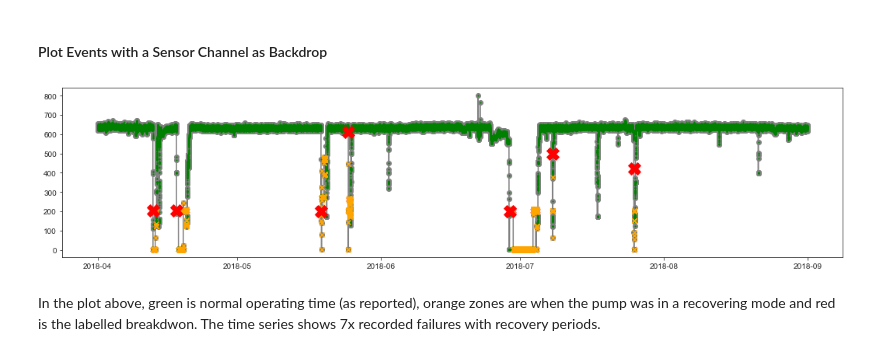
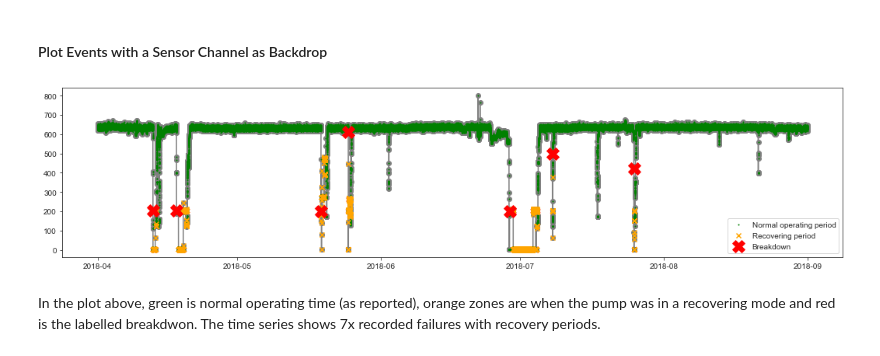
Before and after one commit to 3minuterecord/predictiveMaintenancePortfolio, a Jupyter notebook: Pump Sensor Predictive Maintenance.ipynb, the cells around one changed output. Drawn from its saved outputs; the diff is of its cells as text; code cells hidden in the pictures.

```diff
--- a/Pump Sensor Predictive Maintenance.ipynb
+++ b/Pump Sensor Predictive Maintenance.ipynb
@@ -231,6 +259,18 @@ include_cols = [
     'sensor_04',
     'sensor_05',
     'sensor_06',
+    #'sensor_07',
+    #'sensor_08',
+    #'sensor_09',
+    'sensor_10',
+    ## Break
+    #'sensor_38',
+    #'sensor_39',
+    #'sensor_40',
+    #'sensor_41',
+    #'sensor_42',
+    #'sensor_43',
+    #'sensor_44',
     'machine_status'
 ]
 # %%
@@ -253,13 +293,14 @@ backdrop_chan = 'sensor_04'
 # %%
 # Visualize machine status over time for the data using backdrop sensor as reference
 fig, ax = plt.subplots(figsize = (18, 4))
 ax.plot(df_set['timestamp'], df_set[backdrop_chan], color = 'grey', marker = 'o', zorder = 1)
-ax.scatter(df_norm['timestamp'], df_norm[backdrop_chan], color ='green', marker = 'o', zorder = 2, s = 1)
-ax.scatter(df_reco['timestamp'], df_reco[backdrop_chan], color ='orange', marker = 'x', zorder = 3)
-ax.scatter(df_brok['timestamp'], df_brok[backdrop_chan], color ='red', marker = 'X', zorder = 3, s = 250)
+ax.scatter(df_norm['timestamp'], df_norm[backdrop_chan], color ='green', marker = 'o', zorder = 2, s = 1, label = 'Normal operating period')
+ax.scatter(df_reco['timestamp'], df_reco[backdrop_chan], color ='orange', marker = 'x', zorder = 3, label = 'Recovering period')
+ax.scatter(df_brok['timestamp'], df_brok[backdrop_chan], color ='red', marker = 'X', zorder = 3, s = 250, label = 'Breakdown')
+ax.legend(loc = 'lower right')
 plt.show()
 # %% [output]
-[figure, old version]
+[figure, new version]
 # %% [markdown]
 In the plot above, green is normal operating time (as reported), orange zones are when the pump was in a recovering mode and red is the labelled breakdwon.  The time series shows 7x recorded failures with recovery periods.
 # %% [markdown]
```
Also changed, not shown: parts of 37 cells of this notebook, 1 other file.
